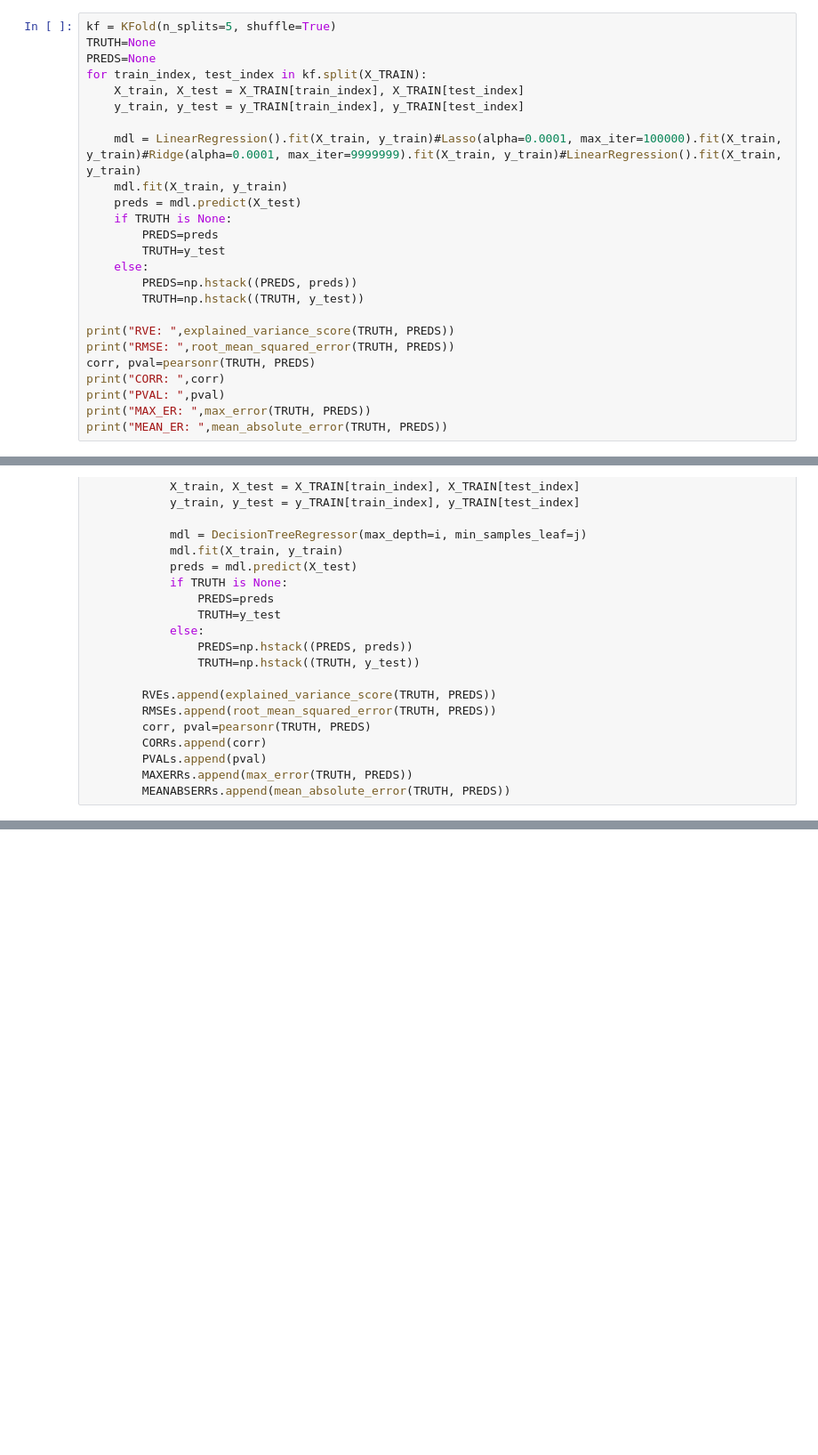
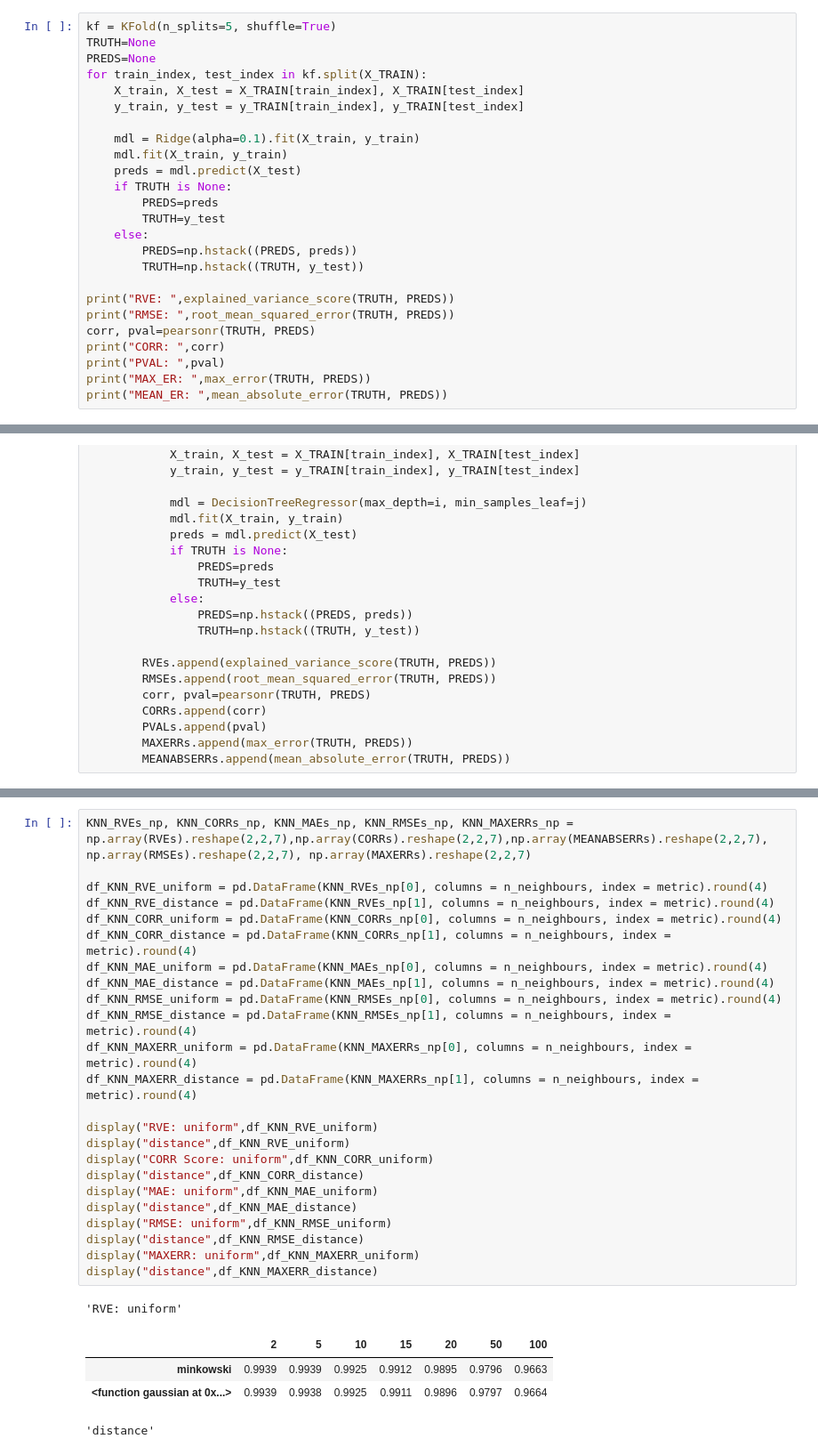
Before and after one commit to anpirott/thesis, a Jupyter notebook: primary_model.ipynb, the cells around one changed output, grey strips where cells are left out. Shown at 89% size. Drawn from its saved outputs; the diff is of its cells as text; blank space fills up the shorter version.

```diff
--- a/primary_model.ipynb
+++ b/primary_model.ipynb
@@ -99,7 +137,7 @@ for train_index, test_index in kf.split(X_TRAIN):
     X_train, X_test = X_TRAIN[train_index], X_TRAIN[test_index]
     y_train, y_test = y_TRAIN[train_index], y_TRAIN[test_index]
 
-    mdl = LinearRegression().fit(X_train, y_train)#Lasso(alpha=0.0001, max_iter=100000).fit(X_train, y_train)#Ridge(alpha=0.0001, max_iter=9999999).fit(X_train, y_train)#LinearRegression().fit(X_train, y_train)
+    mdl = Ridge(alpha=0.1).fit(X_train, y_train)
     mdl.fit(X_train, y_train)
     preds = mdl.predict(X_test)
     if TRUTH is None:
@@ -190,0 +263,30 @@ CORR Score:
+# %%
+KNN_RVEs_np, KNN_CORRs_np, KNN_MAEs_np, KNN_RMSEs_np, KNN_MAXERRs_np = np.array(RVEs).reshape(2,2,7),np.array(CORRs).reshape(2,2,7),np.array(MEANABSERRs).reshape(2,2,7), np.array(RMSEs).reshape(2,2,7), np.array(MAXERRs).reshape(2,2,7)
+
+df_KNN_RVE_uniform = pd.DataFrame(KNN_RVEs_np[0], columns = n_neighbours, index = metric).round(4)
+df_KNN_RVE_distance = pd.DataFrame(KNN_RVEs_np[1], columns = n_neighbours, index = metric).round(4)
+df_KNN_CORR_uniform = pd.DataFrame(KNN_CORRs_np[0], columns = n_neighbours, index = metric).round(4)
+df_KNN_CORR_distance = pd.DataFrame(KNN_CORRs_np[1], columns = n_neighbours, index = metric).round(4)
+df_KNN_MAE_uniform = pd.DataFrame(KNN_MAEs_np[0], columns = n_neighbours, index = metric).round(4)
+df_KNN_MAE_distance = pd.DataFrame(KNN_MAEs_np[1], columns = n_neighbours, index = metric).round(4)
+df_KNN_RMSE_uniform = pd.DataFrame(KNN_RMSEs_np[0], columns = n_neighbours, index = metric).round(4)
+df_KNN_RMSE_distance = pd.DataFrame(KNN_RMSEs_np[1], columns = n_neighbours, index = metric).round(4)
+df_KNN_MAXERR_uniform = pd.DataFrame(KNN_MAXERRs_np[0], columns = n_neighbours, index = metric).round(4)
+df_KNN_MAXERR_distance = pd.DataFrame(KNN_MAXERRs_np[1], columns = n_neighbours, index = metric).round(4)
+
+display("RVE: uniform",df_KNN_RVE_uniform)
+display("distance",df_KNN_RVE_uniform)
+display("CORR Score: uniform",df_KNN_CORR_uniform)
+display("distance",df_KNN_CORR_distance)
+display("MAE: uniform",df_KNN_MAE_uniform)
+display("distance",df_KNN_MAE_distance)
+display("RMSE: uniform",df_KNN_RMSE_uniform)
+display("distance",df_KNN_RMSE_distance)
+display("MAXERR: uniform",df_KNN_MAXERR_uniform)
+display("distance",df_KNN_MAXERR_distance)
+# %% [output]
+'RVE: uniform'
+|  | 2 | 5 | 10 | 15 | 20 | 50 | 100 |
+| minkowski | 0.9939 | 0.9939 | 0.9925 | 0.9912 | 0.9895 | 0.9796 | 0.9663 |
+| <function gaussian at 0x...> | 0.9939 | 0.9938 | 0.9925 | 0.9911 | 0.9896 | 0.9797 | 0.9664 |
+'distance'
```
Also changed, not shown: parts of 18 cells of this notebook.
